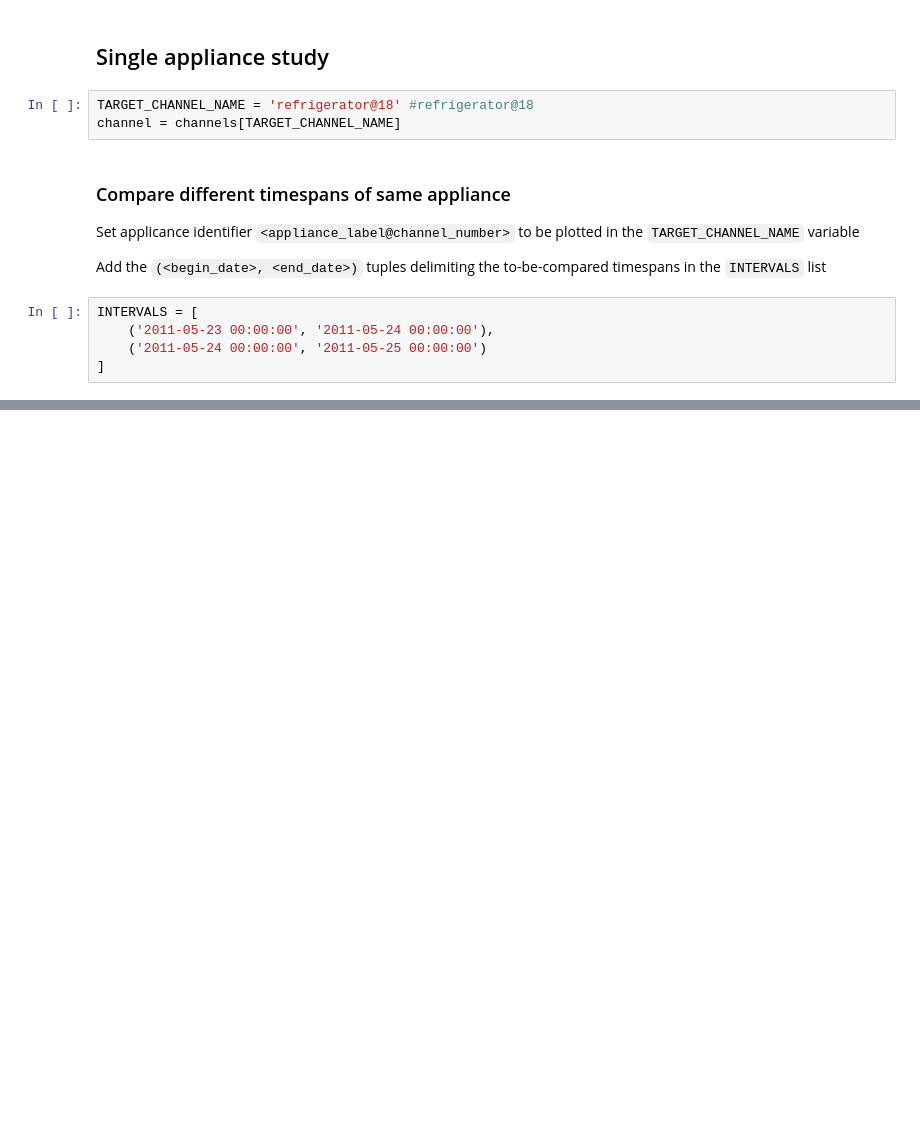
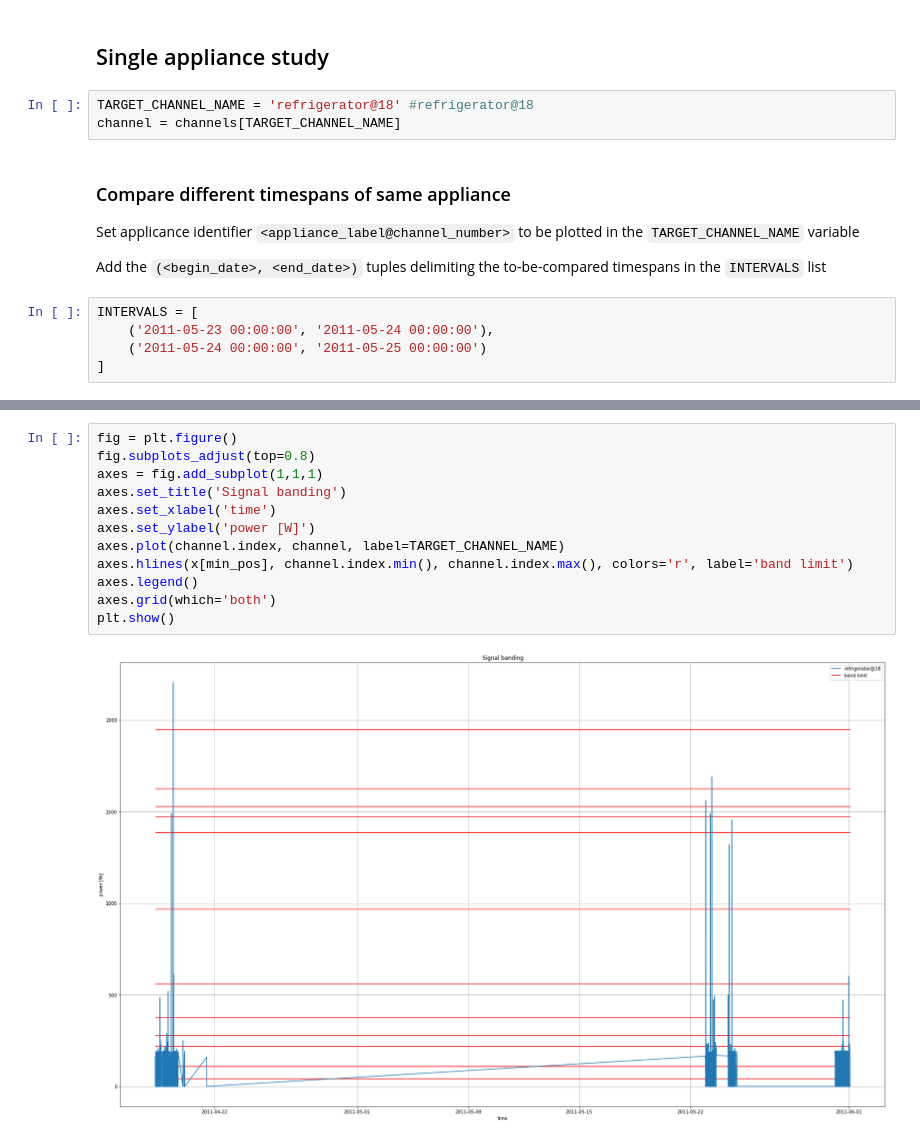
Before and after one commit to andredami/electrical-power-signature-extraction, a Jupyter notebook: REDD-exploration.ipynb, the cells around one changed output, grey strips where cells are left out. Saved outputs shown, nothing was run; the diff lists cells and outputs as text; blank space fills up the shorter version.

```diff
--- a/REDD-exploration.ipynb
+++ b/REDD-exploration.ipynb
@@ -155,0 +150,14 @@ plt.plot(derivative2)
+# %%
+fig = plt.figure()
+fig.subplots_adjust(top=0.8)
+axes = fig.add_subplot(1,1,1)
+axes.set_title('Signal banding')
+axes.set_xlabel('time')
+axes.set_ylabel('power [W]')
+axes.plot(channel.index, channel, label=TARGET_CHANNEL_NAME)
+axes.hlines(x[min_pos], channel.index.min(), channel.index.max(), colors='r', label='band limit')
+axes.legend()
+axes.grid(which='both')
+plt.show()
+# %% [output]
+[figure, added]
```
Also changed, not shown: parts of 20 cells of this notebook, 1 other file.
